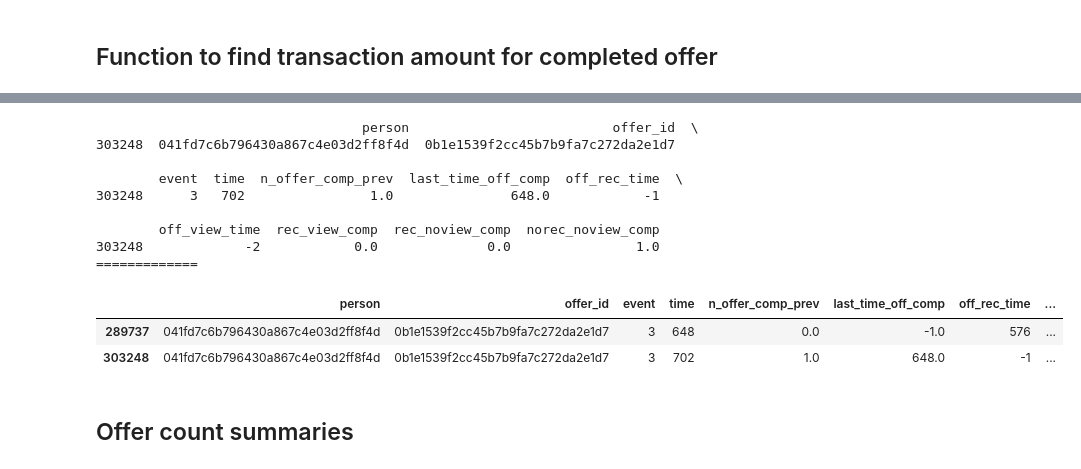
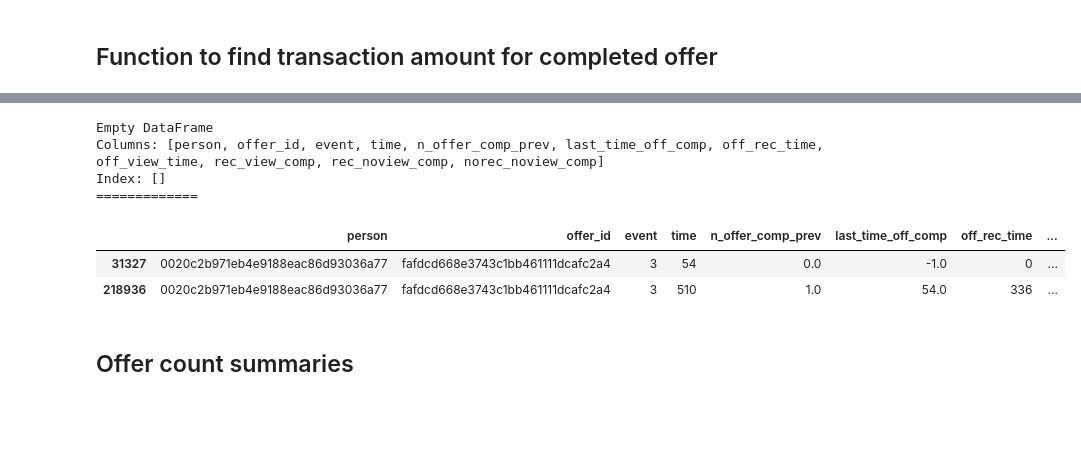
Before and after one commit to Moraut/DSND-Term-2, a Jupyter notebook: 04. Capstone Project/notebook/Starbucks_Capstone_notebook.ipynb, the cells around one changed output, grey strips where cells are left out. Cells and saved outputs as stored; diff of their text form; code cells hidden in the pictures; blank space fills up the shorter version.

```diff
--- a/04. Capstone Project/notebook/Starbucks_Capstone_notebook.ipynb
+++ b/04. Capstone Project/notebook/Starbucks_Capstone_notebook.ipynb
@@ -65,10 +65,10 @@ import pandas as pd
 import numpy as np
 import math
 import json
+import missingno as msno
 %matplotlib inline
-
 from datetime import datetime as dt
-
+pd.set_option('max_columns', 999)
 
 import matplotlib.pyplot as plt
 import seaborn as sns
@@ -613,29 +619,24 @@ Wall time: 0 ns
 comp_offer_amount = pd.read_pickle('../data/comp_offer_amount.pkl')
 # %%
 #QC for function
-c_person = '041fd7c6b796430a867c4e03d2ff8f4d'
-c_offer = '0b1e1539f2cc45b7b9fa7c272da2e1d7'
+c_person = '0020c2b971eb4e9188eac86d93036a77'
+c_offer = 'fafdcd668e3743c1bb461111dcafc2a4'
 c_time = 702
 
 print(comp_offer[((comp_offer['person'] == c_person) &
                     (comp_offer['offer_id'] == c_offer) &
                     (comp_offer['time'] == c_time)
                 )].apply(lambda x: offer_flags(x, person_offer), axis=1))
 print("=============")
 comp_offer[( (comp_offer['person'] == c_person) * (comp_offer['offer_id'] == c_offer))]
 # %% [output]
-                                  person                          offer_id  \
-303248  041fd7c6b796430a867c4e03d2ff8f4d  0b1e1539f2cc45b7b9fa7c272da2e1d7
-
-        event  time  n_offer_comp_prev  last_time_off_comp  off_rec_time  \
-303248      3   702                1.0               648.0            -1
-
-        off_view_time  rec_view_comp  rec_noview_comp  norec_noview_comp
-303248             -2            0.0              0.0                1.0
+Empty DataFrame
+Columns: [person, offer_id, event, time, n_offer_comp_prev, last_time_off_comp, off_rec_time, off_view_time, rec_view_comp, rec_noview_comp, norec_noview_comp]
+Index: []
 =============
 |  | person | offer_id | event | time | n_offer_comp_prev | last_time_off_comp | off_rec_time | ... |
-| 289737 | 041fd7c6b796430a867c4e03d2ff8f4d | 0b1e1539f2cc45b7b9fa7c272da2e1d7 | 3 | 648 | 0.0 | -1.0 | 576 | ... |
-| 303248 | 041fd7c6b796430a867c4e03d2ff8f4d | 0b1e1539f2cc45b7b9fa7c272da2e1d7 | 3 | 702 | 1.0 | 648.0 | -1 | ... |
+| 31327 | 0020c2b971eb4e9188eac86d93036a77 | fafdcd668e3743c1bb461111dcafc2a4 | 3 | 54 | 0.0 | -1.0 | 0 | ... |
+| 218936 | 0020c2b971eb4e9188eac86d93036a77 | fafdcd668e3743c1bb461111dcafc2a4 | 3 | 510 | 1.0 | 54.0 | 336 | ... |
 # %% [markdown]
 ## Offer count summaries
 # %%
```
Also changed, not shown: parts of 16 cells of this notebook, 1 other file.
